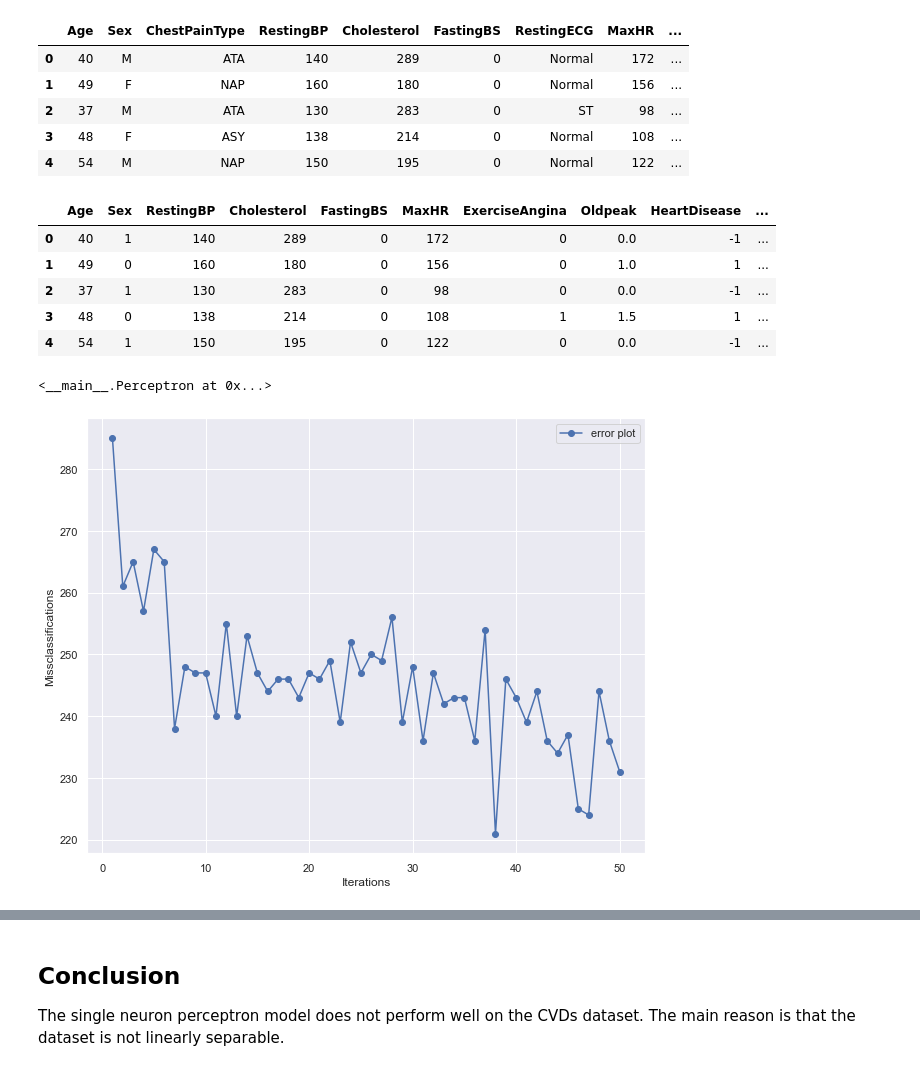
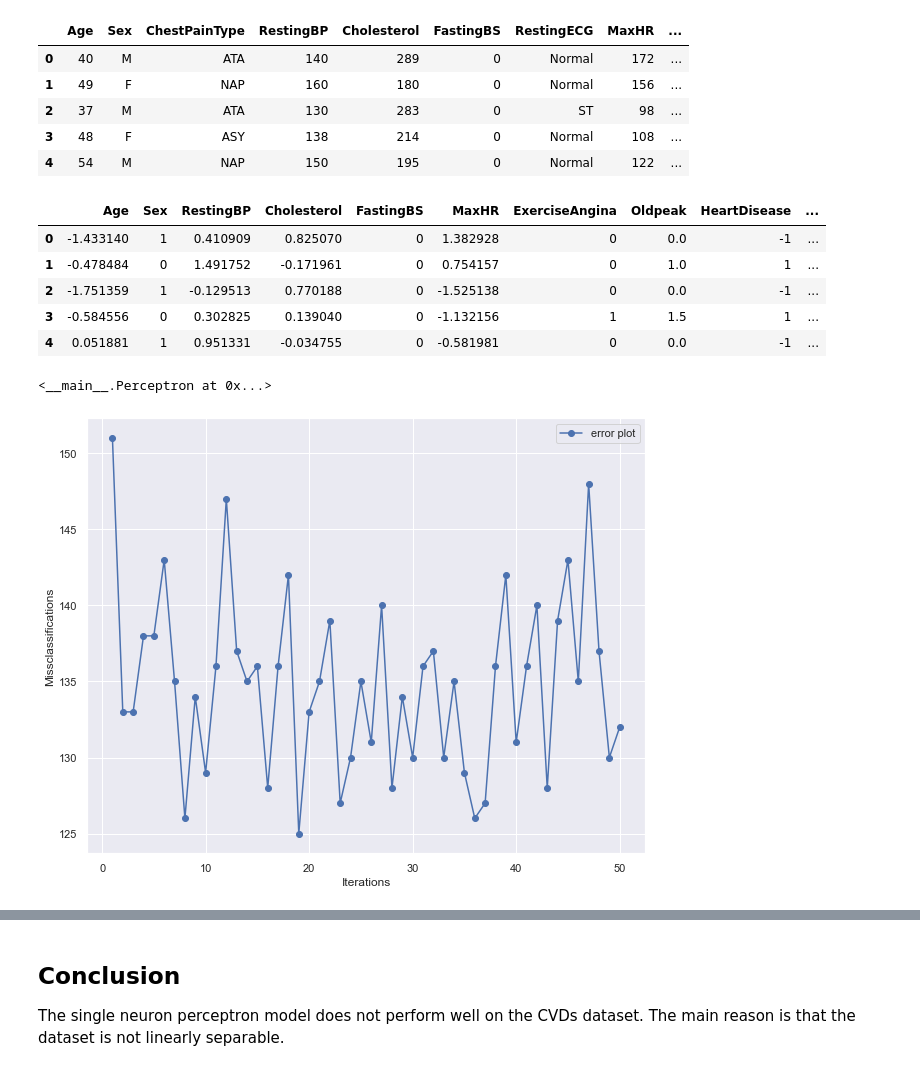
Before and after one commit to YulinLi98/INDE_577_Repo, a Jupyter notebook: Supervised_Learning/Perceptron/Perceptron.ipynb, the cells around one changed output, grey strips where cells are left out. Cells and saved outputs as stored; diff of their text form; code cells hidden in the pictures.

```diff
--- a/Supervised_Learning/Perceptron/Perceptron.ipynb
+++ b/Supervised_Learning/Perceptron/Perceptron.ipynb
@@ -101,20 +105,27 @@ df.head() #shows the first 5 rows of the dataset
 # %%
 # Data Preprocessing by onehot encoding
 df.HeartDisease = df.HeartDisease.replace({0:-1})
 df.Sex = df.Sex.replace({'M':1, 'F':0})
 df.ExerciseAngina = df.ExerciseAngina.replace({'Y':1, 'N':0})
 
 ChestPainType = pd.get_dummies(df.ChestPainType,drop_first=True)
 RestingECG = pd.get_dummies(df.RestingECG,drop_first=True)
 ST_Slope = pd.get_dummies(df.ST_Slope,drop_first=True)
 df = pd.concat([df,ChestPainType, RestingECG, ST_Slope],axis=1)
 df.drop(['ChestPainType', 'RestingECG', 'ST_Slope'],axis=1,inplace=True)
+
+# Standardize the data
+df.Age = preprocessing.scale(df.Age)
+df.RestingBP = preprocessing.scale(df.RestingBP)
+df.MaxHR = preprocessing.scale(df.MaxHR)
+df.Cholesterol = preprocessing.scale(df.Cholesterol)
+
 df.head()
 # %% [output]
 |  | Age | Sex | RestingBP | Cholesterol | FastingBS | MaxHR | ExerciseAngina | Oldpeak | HeartDisease | ... |
-| 0 | 40 | 1 | 140 | 289 | 0 | 172 | 0 | 0.0 | -1 | ... |
-| 1 | 49 | 0 | 160 | 180 | 0 | 156 | 0 | 1.0 | 1 | ... |
-| 2 | 37 | 1 | 130 | 283 | 0 | 98 | 0 | 0.0 | -1 | ... |
-| 3 | 48 | 0 | 138 | 214 | 0 | 108 | 1 | 1.5 | 1 | ... |
-| 4 | 54 | 1 | 150 | 195 | 0 | 122 | 0 | 0.0 | -1 | ... |
+| 0 | -1.433140 | 1 | 0.410909 | 0.825070 | 0 | 1.382928 | 0 | 0.0 | -1 | ... |
+| 1 | -0.478484 | 0 | 1.491752 | -0.171961 | 0 | 0.754157 | 0 | 1.0 | 1 | ... |
+| 2 | -1.751359 | 1 | -0.129513 | 0.770188 | 0 | -1.525138 | 0 | 0.0 | -1 | ... |
+| 3 | -0.584556 | 0 | 0.302825 | 0.139040 | 0 | -1.132156 | 1 | 1.5 | 1 | ... |
+| 4 | 0.051881 | 1 | 0.951331 | -0.034755 | 0 | -0.581981 | 0 | 0.0 | -1 | ... |
 # %%
@@ -144,5 +153,5 @@ plt.ylabel("Missclassifications")
 plt.legend()
 plt.show()
 # %% [output]
-[figure, old version]
+[figure, new version]
 # %%
```
Also changed, not shown: parts of 11 cells of this notebook.
